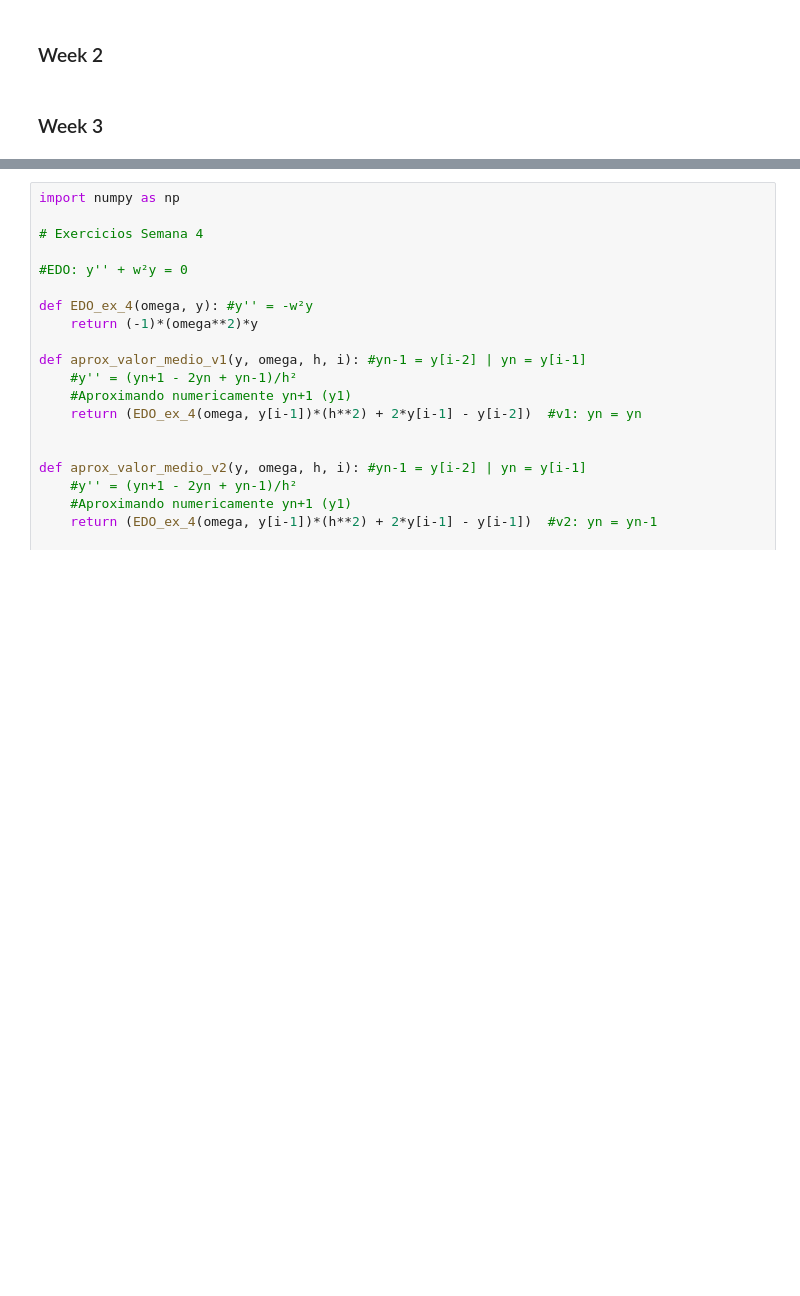
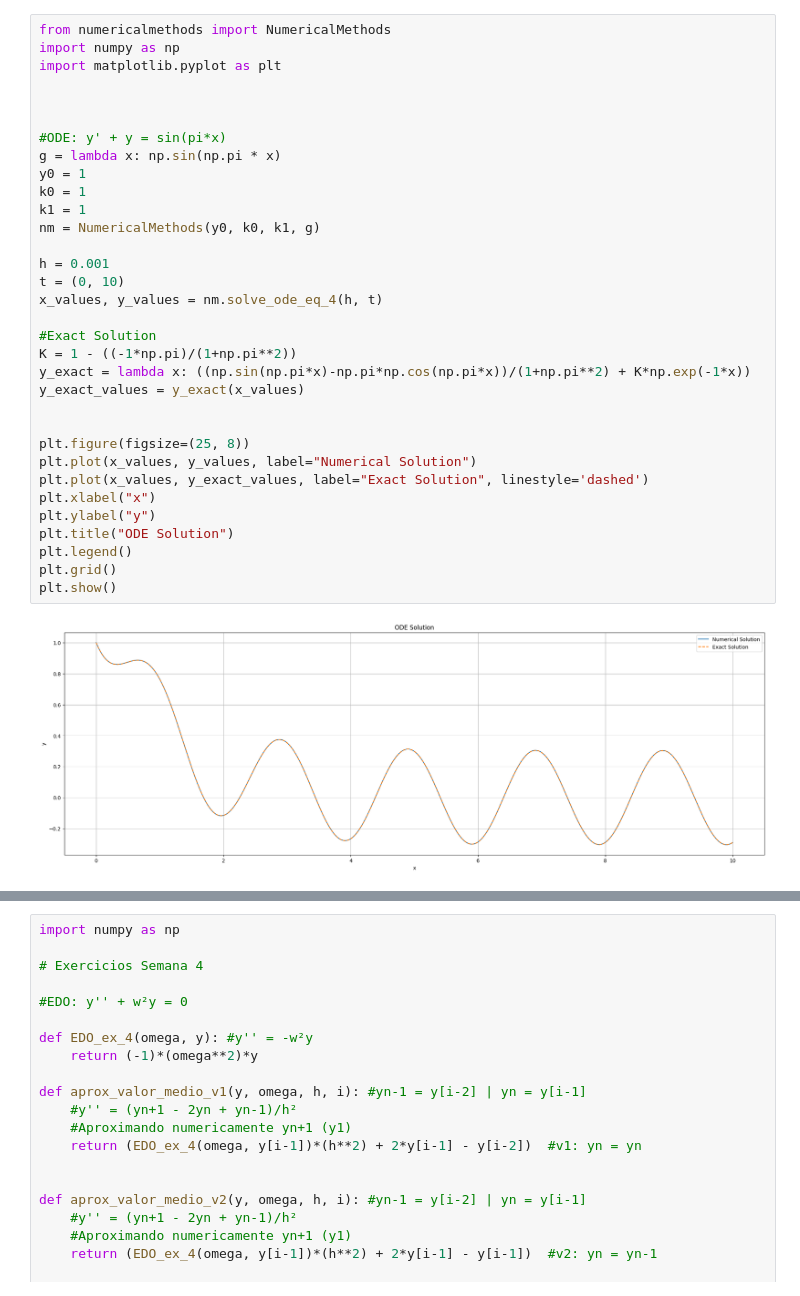
Before and after one commit to robertoarcanjo/Photonics, a Jupyter notebook: Numerical-Methods/Examples.ipynb, the cells around one changed output, grey strips where cells are left out. Saved outputs shown, nothing was run; the diff lists cells and outputs as text; blank space fills up the shorter version.

```diff
--- a/Numerical-Methods/Examples.ipynb
+++ b/Numerical-Methods/Examples.ipynb
@@ -35,4 +43,35 @@ $y(x+h) = 2h \left ( \sin \pi x - y(x) \right ) + y(x-h)$
-# %% [markdown]
-### Week 2
-# %% [markdown]
-### Week 3
+# %%
+from numericalmethods import NumericalMethods
+import numpy as np
+import matplotlib.pyplot as plt
+
+
+
+#ODE: y' + y = sin(pi*x)
+g = lambda x: np.sin(np.pi * x)
+y0 = 1
+k0 = 1
+k1 = 1
+nm = NumericalMethods(y0, k0, k1, g)
+
+h = 0.001
+t = (0, 10)
+x_values, y_values = nm.solve_ode_eq_4(h, t)
+
+#Exact Solution
+K = 1 - ((-1*np.pi)/(1+np.pi**2))
+y_exact = lambda x: ((np.sin(np.pi*x)-np.pi*np.cos(np.pi*x))/(1+np.pi**2) + K*np.exp(-1*x))
+y_exact_values = y_exact(x_values)
+
+
+plt.figure(figsize=(25, 8))
+plt.plot(x_values, y_values, label="Numerical Solution")
+plt.plot(x_values, y_exact_values, label="Exact Solution", linestyle='dashed')
+plt.xlabel("x")
+plt.ylabel("y")
+plt.title("ODE Solution")
+plt.legend()
+plt.grid()
+plt.show()
+# %% [output]
+[figure, added]
```
Also changed, not shown: parts of 5 cells of this notebook, 5 other files.
